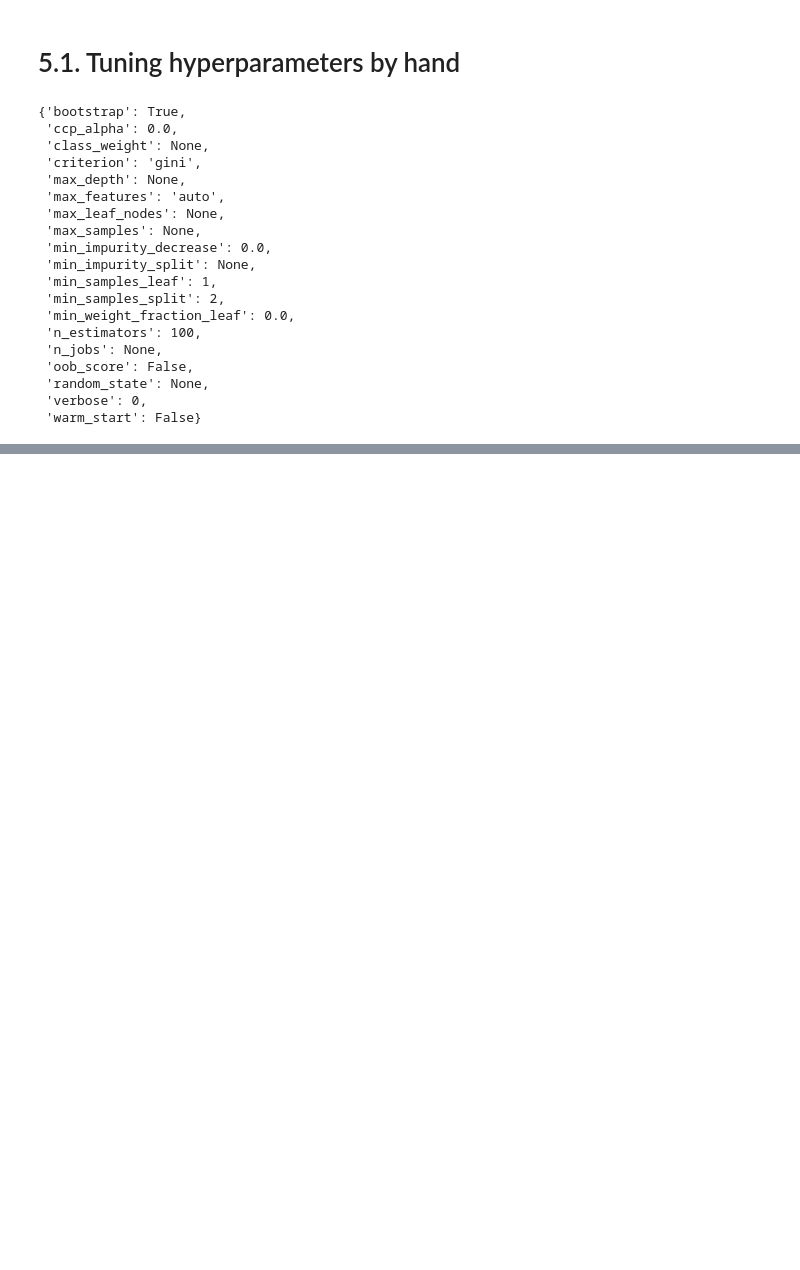
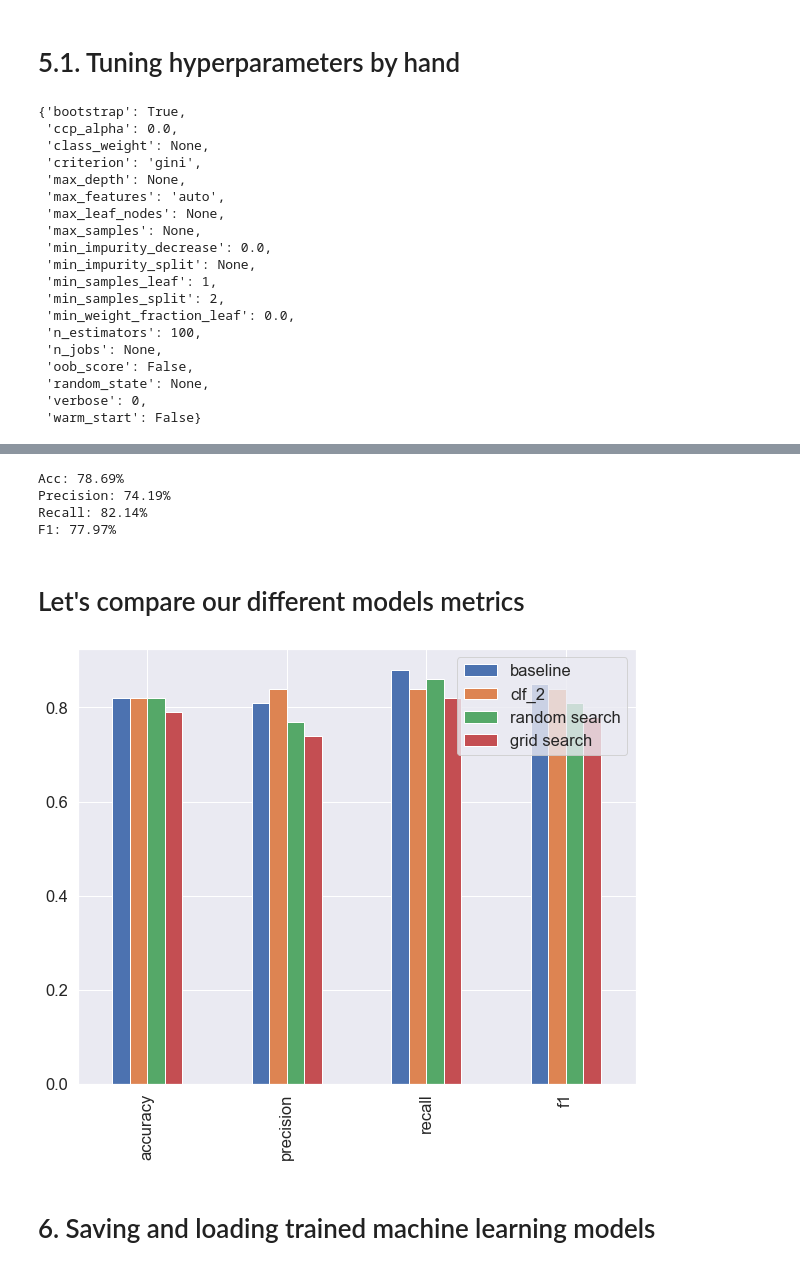
Before and after one commit to roman-povzyk/data_science_zero_to-mastery_course, a Jupyter notebook: 09 Scikit-learn_ Creating Machine Learning Models.ipynb, the cells around one changed output, grey strips where cells are left out. Cells and saved outputs as stored; diff of their text form; code cells hidden in the pictures; blank space fills up the shorter version.

```diff
--- a/09 Scikit-learn_ Creating Machine Learning Models.ipynb
+++ b/09 Scikit-learn_ Creating Machine Learning Models.ipynb
@@ -1581,0 +1665,29 @@ clf_3 = RandomForestClassifier(max_depth=10)
+# %%
+grid_2 = {'n_estimators': [100, 200, 500],
+         'max_depth': [None],
+         'max_features': ['auto', 'sqrt'],
+         'min_samples_split': [6],
+         'min_samples_leaf': [1, 2]}
+# %%
+from sklearn.model_selection import GridSearchCV, train_test_split
+
+np.random.seed(42)
+
+# Split into X and y
+X = heart_disease_shuffled.drop('target', axis=1)
+y = heart_disease_shuffled['target']
+
+# Split the data into train and test data
+X_train, X_test, y_train, y_test = train_test_split(X, y, test_size=0.2)
+
+# Instamtiate RandomForestClassifier
+сlf = RandomForestClassifier(n_jobs=1)
+
+# Setup GridSearchCV
+gs_clf = GridSearchCV(estimator=clf,
+                        param_grid=grid_2,
+                        cv=5,
+                        verbose=2)
+
+# Fit the GridSearchCV version of clf
+gs_clf.fit(X_train, y_train)
@@ -1581,0 +1736,23 @@ clf_3 = RandomForestClassifier(max_depth=10)
+# %%
+gs_y_preds = gs_clf.predict(X_test)
+
+# evaluate the predictions
+gs_metrics = evaluate_preds(y_test, gs_y_preds)
+# %% [output]
+Acc: 78.69%
+Precision: 74.19%
+Recall: 82.14%
+F1: 77.97%
+# %% [markdown]
+# Let's compare our different models metrics
+# %%
+compare_metrics = pd.DataFrame({'baseline': baseline_metrics,
+                              'clf_2': clf_2_metrics,
+                                'random search': rs_metrics,
+                                'grid search': gs_metrics})
+
+compare_metrics.plot.bar(figsize=(10, 8));
+# %% [output]
+[figure, added]
+# %% [markdown]
+# 6. Saving and loading trained machine learning models
```
Also changed, not shown: parts of 38 cells of this notebook, 1 other file.
